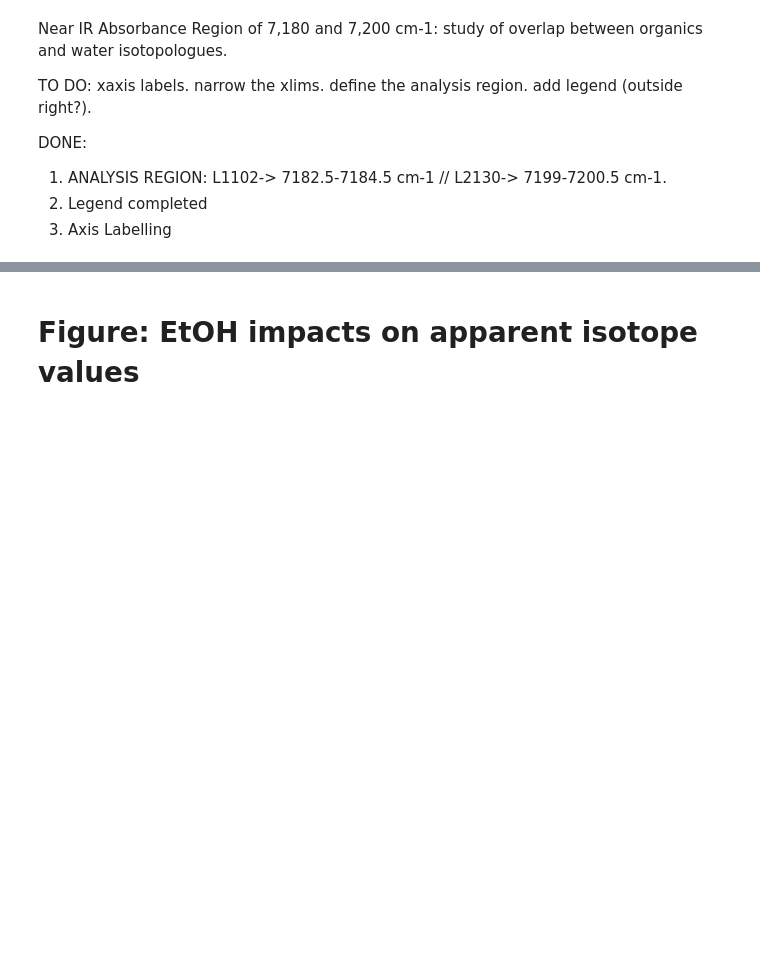
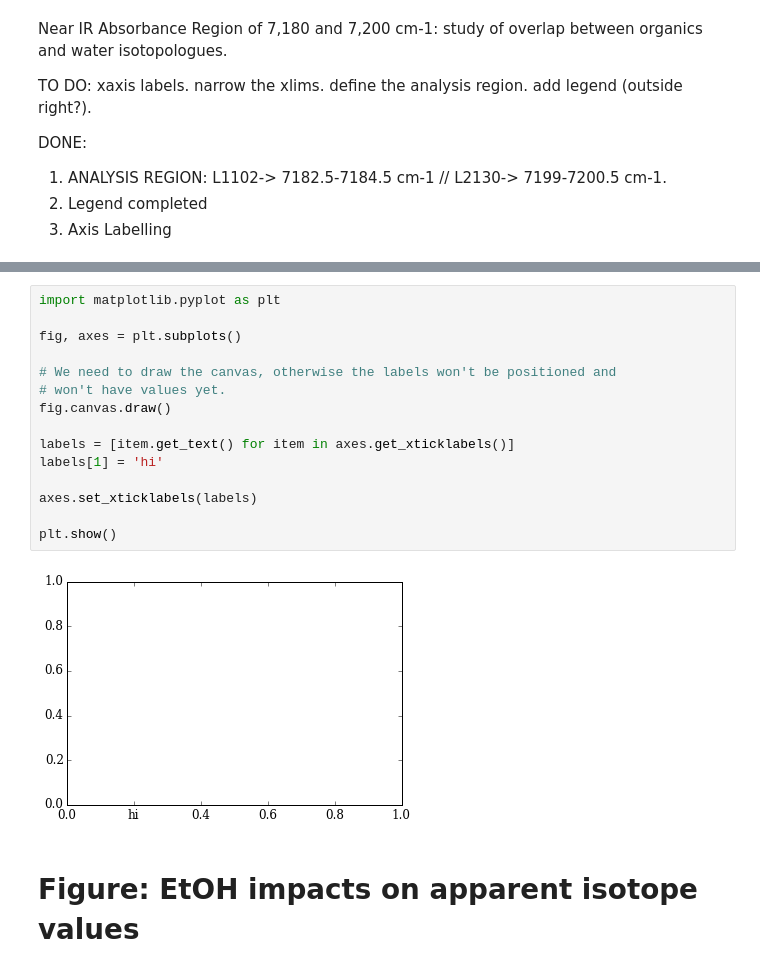
Before and after one commit to wolfhelius/isodopes, a Jupyter notebook: Isodopes Plotting.ipynb, the cells around one changed output, grey strips where cells are left out. Cells and saved outputs as stored; diff of their text form; blank space fills up the shorter version.

```diff
--- a/Isodopes Plotting.ipynb
+++ b/Isodopes Plotting.ipynb
@@ -71,3 +110,20 @@ DONE:
+# %%
+import matplotlib.pyplot as plt
+
+fig, axes = plt.subplots()
+
+# We need to draw the canvas, otherwise the labels won't be positioned and
+# won't have values yet.
+fig.canvas.draw()
+
+labels = [item.get_text() for item in axes.get_xticklabels()]
+labels[1] = 'hi'
+
+axes.set_xticklabels(labels)
+
+plt.show()
+# %% [output]
+[figure, added]
 # %% [markdown]
 # Figure: EtOH impacts on apparent isotope values
 # %%
```
Also changed, not shown: parts of 4 cells of this notebook.
